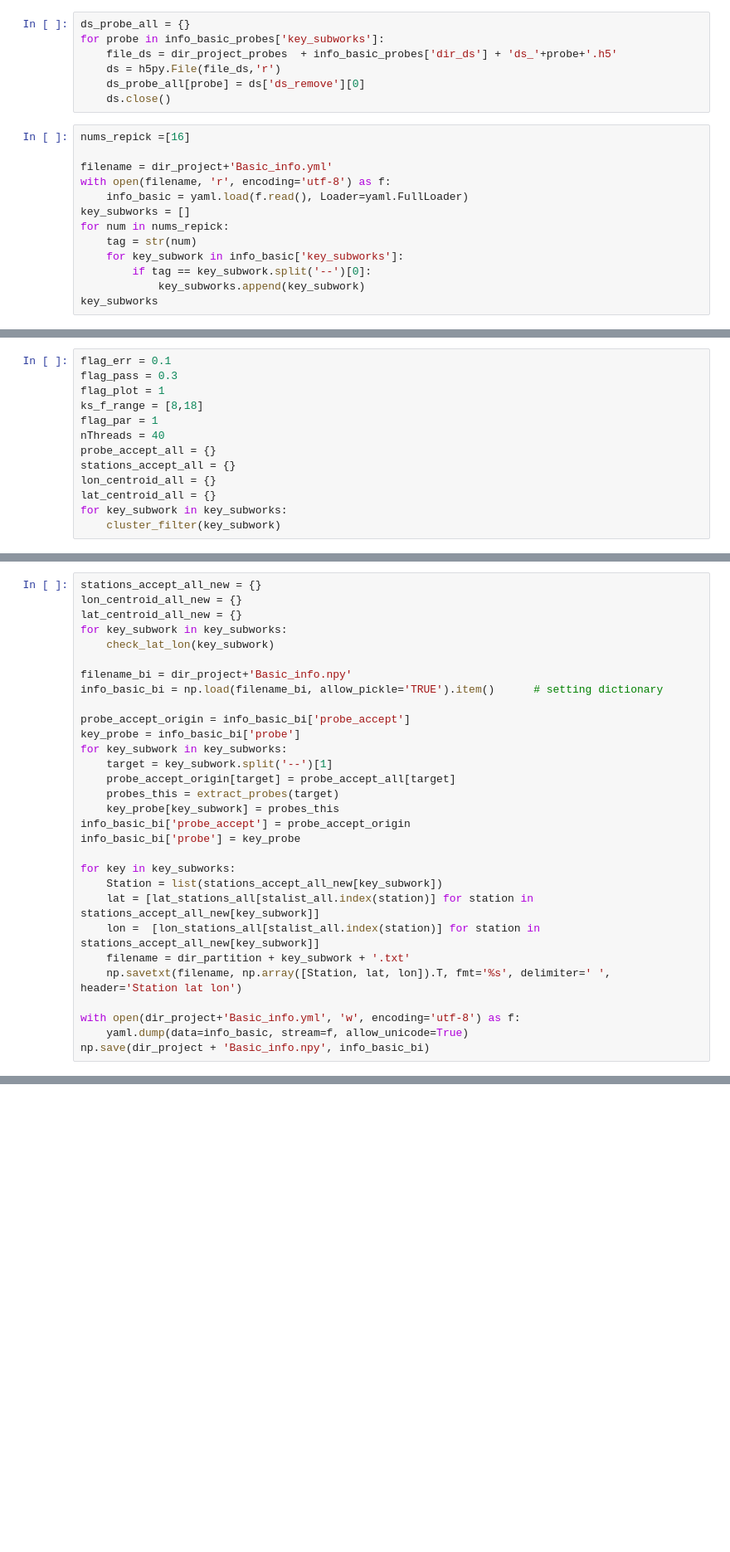
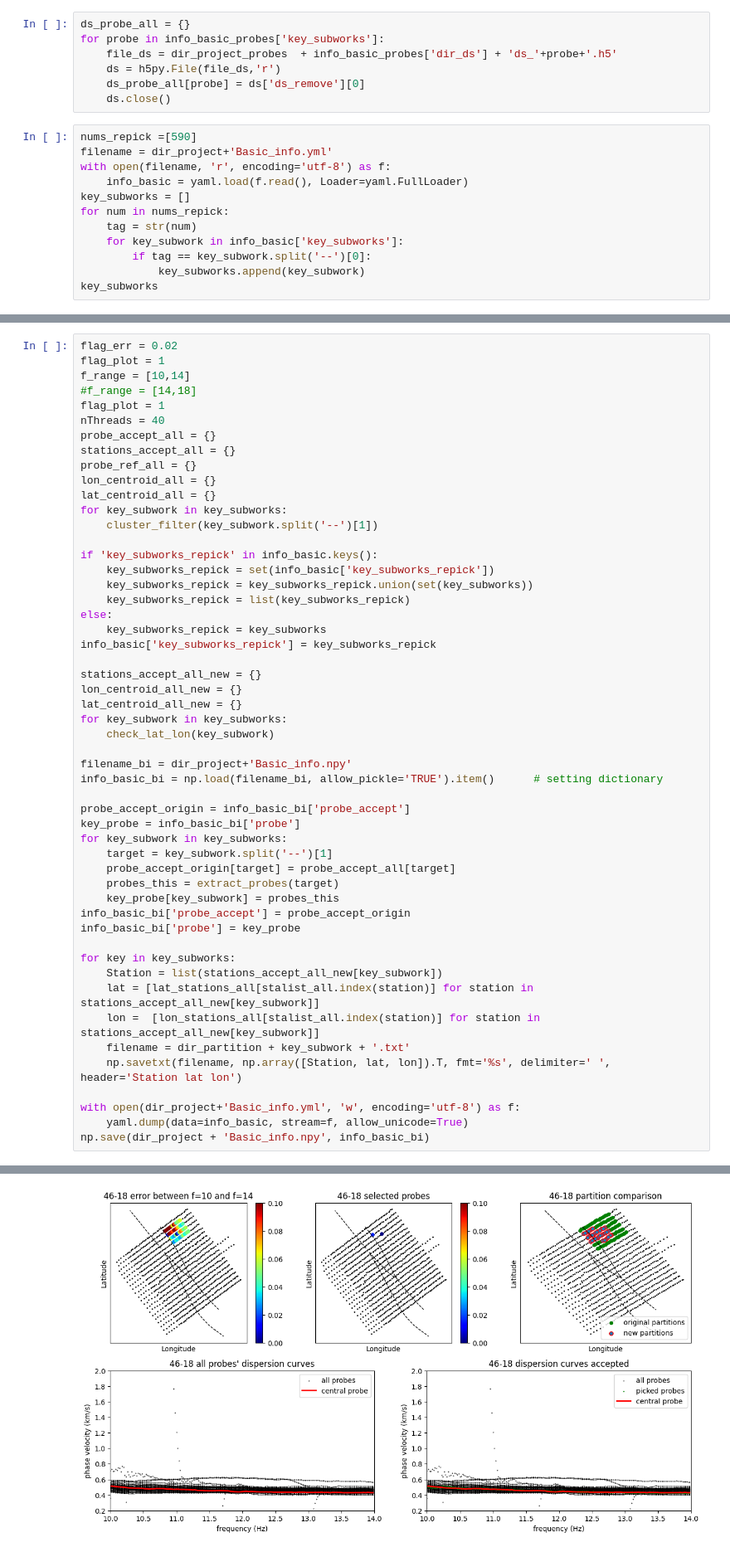
Before and after one commit to harmonsong/SGB_tomography_project, a Jupyter notebook: 3-2-2-4-1_repick.ipynb, the cells around one changed output, grey strips where cells are left out. Shown at 83% size. Cells and saved outputs as stored; diff of their text form; blank space fills up the shorter version.

```diff
--- a/3-2-2-4-1_repick.ipynb
+++ b/3-2-2-4-1_repick.ipynb
@@ -470,8 +382,7 @@ for probe in info_basic_probes['key_subworks']:
     ds_probe_all[probe] = ds['ds_remove'][0]
     ds.close()
 # %%
-nums_repick =[16]
-
+nums_repick =[590]
 filename = dir_project+'Basic_info.yml'
 with open(filename, 'r', encoding='utf-8') as f:
     info_basic = yaml.load(f.read(), Loader=yaml.FullLoader)
@@ -485,13 +397,0 @@ key_subworks
-# %%
-flag_err = 0.1
-flag_pass = 0.3
-flag_plot = 1
-ks_f_range = [8,18]
-flag_par = 1
-nThreads = 40
-probe_accept_all = {}
-stations_accept_all = {}
-lon_centroid_all = {}
-lat_centroid_all = {}
-for key_subwork in key_subworks:
-    cluster_filter(key_subwork)
@@ -506,4 +398,26 @@ info_basic['key_subworks_repick'] = key_subworks_repick
 # %%
+flag_err = 0.02
+flag_plot = 1
+f_range = [10,14]
+#f_range = [14,18]
+flag_plot = 1
+nThreads = 40
+probe_accept_all = {}
+stations_accept_all = {}
+probe_ref_all = {}
+lon_centroid_all = {}
+lat_centroid_all = {}
+for key_subwork in key_subworks:
+    cluster_filter(key_subwork.split('--')[1])
+
+if 'key_subworks_repick' in info_basic.keys():
+    key_subworks_repick = set(info_basic['key_subworks_repick'])
+    key_subworks_repick = key_subworks_repick.union(set(key_subworks))
+    key_subworks_repick = list(key_subworks_repick)
+else:
+    key_subworks_repick = key_subworks
+info_basic['key_subworks_repick'] = key_subworks_repick
+
 stations_accept_all_new = {}
 lon_centroid_all_new = {}
 lat_centroid_all_new = {}
@@ -533,3 +447,4 @@ for key in key_subworks:
 with open(dir_project+'Basic_info.yml', 'w', encoding='utf-8') as f:
     yaml.dump(data=info_basic, stream=f, allow_unicode=True)
 np.save(dir_project + 'Basic_info.npy', info_basic_bi)
+# %% [output]
@@ -535,0 +452 @@ np.save(dir_project + 'Basic_info.npy', info_basic_bi)
+[figure, added]
```
Also changed, not shown: parts of 11 cells of this notebook, 4 other files.
